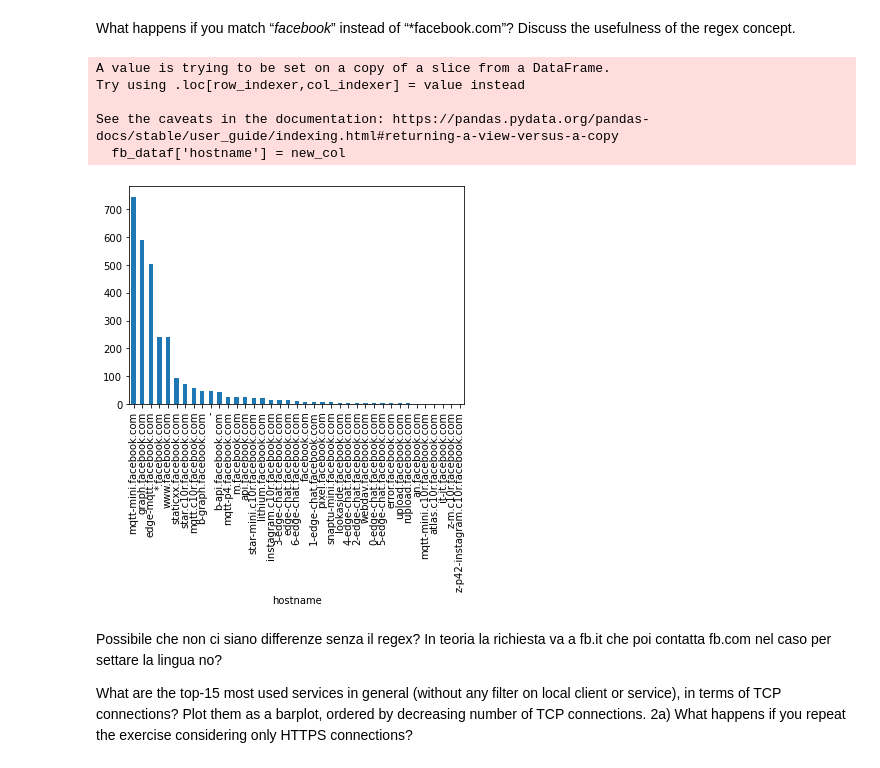
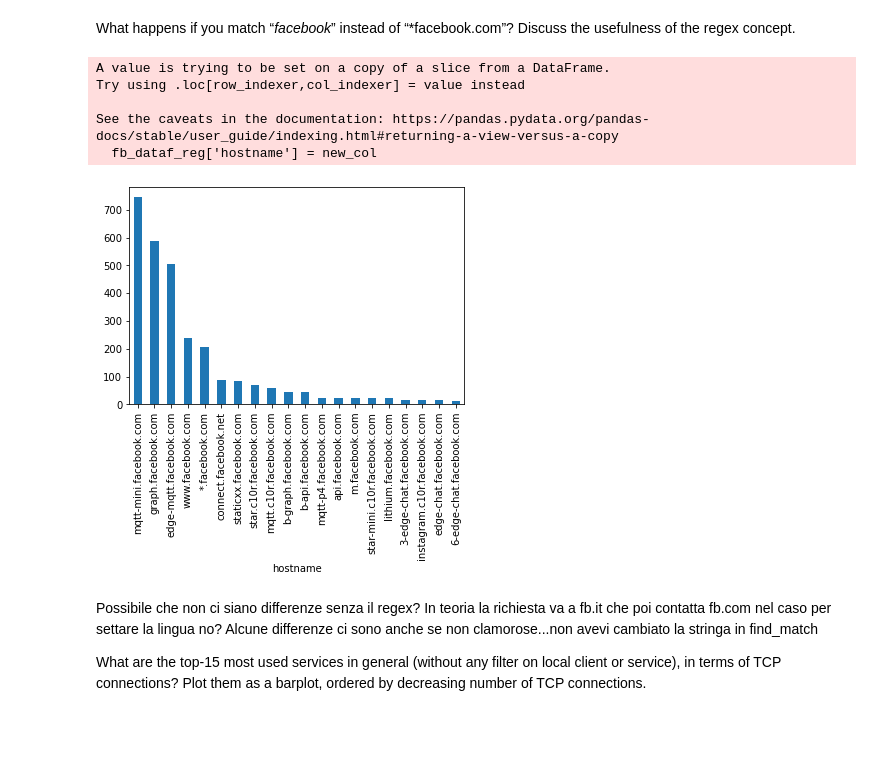
Before and after one commit to AlessioFerra/NML_Group4, a Jupyter notebook: Lab04.ipynb, the cells around one changed output. Drawn from its saved outputs; the diff is of its cells as text; code cells hidden in the pictures; blank space fills up the shorter version.

```diff
--- a/Lab04.ipynb
+++ b/Lab04.ipynb
@@ -11,6 +11,17 @@ def find_match(row):
         return row['c_tls_SNI:116']
     else :
         return row['s_tls_SCN:117']
+
+def find_match_regex(row):
+    string = 'facebook'
+    if string in row['http_hostname:131']:
+        return row['http_hostname:131']
+    elif string in row['fqdn:127']:
+        return row['fqdn:127']
+    elif string in row['c_tls_SNI:116']:
+        return row['c_tls_SNI:116']
+    else :
+        return row['s_tls_SCN:117']
 # %%
 # Read file CSV
 dataf = pd.read_csv('log_tcp_complete.xz', sep=' ', nrows=100000)
@@ -71,37 +82,37 @@ barplot = fb_service.sort_values(ascending=False).head(20).plot(kind='bar')
 What happens if you match “*facebook*” instead of “*facebook.com”? Discuss the usefulness of the
 regex concept.
 # %%
-# Filter DataFrame for "/*facebook"
-fb_string = '/*facebook*'
-fb_dataf = dataf[(dataf['c_isint:38'] == 1) &
+# Filter DataFrame for "/*facebook*"
+fb_string_reg = '/*facebook*'
+fb_dataf_reg = dataf[(dataf['c_isint:38'] == 1) &
                  (
-                  (dataf['http_hostname:131'].str.contains(fb_string)) |
-                  (dataf['fqdn:127'].str.contains(fb_string)) |
-                  (dataf['c_tls_SNI:116'].str.contains(fb_string)) |
-                  (dataf['s_tls_SCN:117'].str.contains(fb_string))
+                  (dataf['http_hostname:131'].str.contains(fb_string_reg)) |
+                  (dataf['fqdn:127'].str.contains(fb_string_reg)) |
+                  (dataf['c_tls_SNI:116'].str.contains(fb_string_reg)) |
+                  (dataf['s_tls_SCN:117'].str.contains(fb_string_reg))
                  )
                 ]
 # print(fb_dataf)
 
-new_col = fb_dataf.apply(find_match, axis=1)
+new_col = fb_dataf_reg.apply(find_match_regex, axis=1)
 # new_col
-fb_dataf['hostname'] = new_col
-fb_dataf
+fb_dataf_reg['hostname'] = new_col
+fb_dataf_reg
 # CHIEDERE AL PROF DEL WARNING
+
 # Group and plot
-fb_service = fb_dataf.groupby(['hostname']).size()
+fb_service_reg = fb_dataf_reg.groupby(['hostname']).size()
 # fb_service
-barplot = fb_service.sort_values(ascending=False).head(50).plot(kind='bar')
+barplot_reg = fb_service_reg.sort_values(ascending=False).head(20).plot(kind='bar')
 # %% [output]
 A value is trying to be set on a copy of a slice from a DataFrame.
 Try using .loc[row_indexer,col_indexer] = value instead
 
 See the caveats in the documentation: https://pandas.pydata.org/pandas-docs/stable/user_guide/indexing.html#returning-a-view-versus-a-copy
-  fb_dataf['hostname'] = new_col
+  fb_dataf_reg['hostname'] = new_col
-[figure, old version]
+[figure, new version]
 # %% [markdown]
-Possibile che non ci siano differenze senza il regex? In teoria la richiesta va a fb.it che poi contatta fb.com nel caso per settare la lingua no?
+Possibile che non ci siano differenze senza il regex? In teoria la richiesta va a fb.it che poi contatta fb.com nel caso per settare la lingua no? Alcune differenze ci sono anche se non clamorose...non avevi cambiato la stringa in find_match
 
 What are the top-15 most used services in general (without any filter on local client or service), in terms
 of TCP connections? Plot them as a barplot, ordered by decreasing number of TCP connections.
-2a) What happens if you repeat the exercise considering only HTTPS connections?
```
Also changed, not shown: parts of 12 cells of this notebook, 2 other files.
